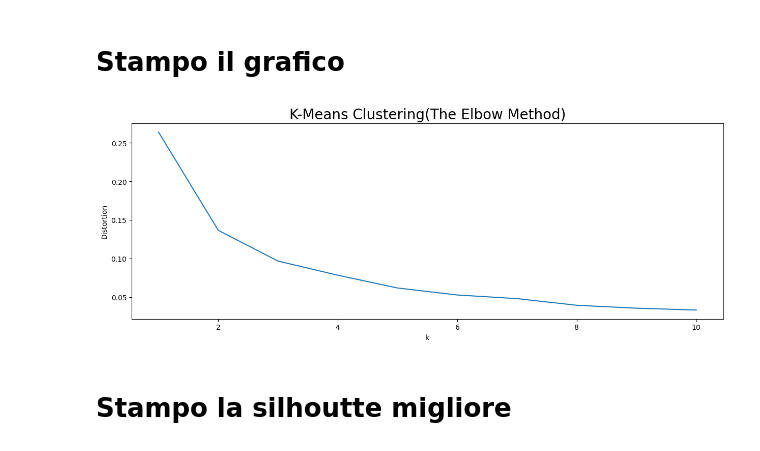
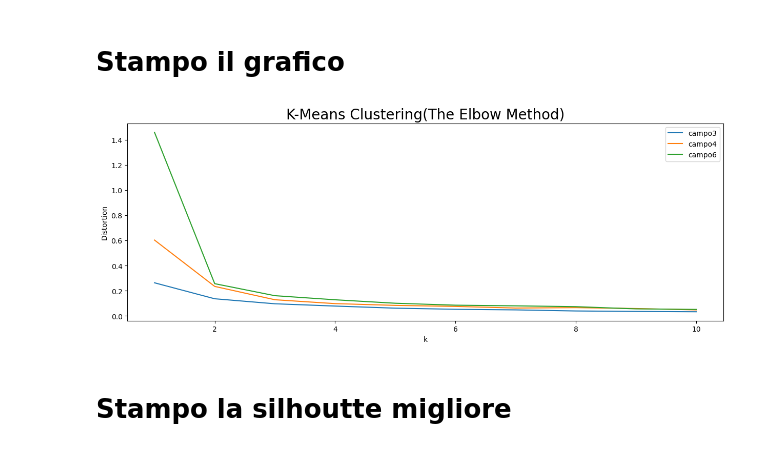
Before and after one commit to Simone-Scalella/BigDataProject, a Jupyter notebook: topk.ipynb, the cells around one changed output. Drawn from its saved outputs; the diff is of its cells as text; code cells hidden in the pictures.

```diff
--- a/topk.ipynb
+++ b/topk.ipynb
@@ -6,7 +6,3 @@ import numpy as np
 from tslearn.clustering import silhouette_score
 # %% [markdown]
 # Carico le serie temporali
-# %%
-with open('./pickles/allPixelNDVIPoly.pickle', 'rb') as handle:
-    allPixelNDVIPoly = pickle.load(handle)
-print(allPixelNDVIPoly.shape) #fix duplicate plot
@@ -30,0 +45,12 @@ print(len(newResa3))
+# %%
+allPixelNDVIPoly3 = allPixelNDVIPoly3[(newResa3<=11000) & (newResa3 >= 4000),:]
+newResa3 = newResa3[(newResa3<=11000) & (newResa3 >= 4000)]
+print(len(newResa3))
+
+allPixelNDVIPoly4 = allPixelNDVIPoly4[(newResa4<=11000) & (newResa4 >= 4000),:]
+newResa4 = newResa4[(newResa4<=11000) & (newResa4 >= 4000)]
+print(len(newResa4))
+
+allPixelNDVIPoly6 = allPixelNDVIPoly6[(newResa6<=11000) & (newResa6 >= 4000),:]
+newResa6 = newResa6[(newResa6<=11000) & (newResa6 >= 4000)]
+print(len(newResa6))
@@ -31,22 +61,33 @@ print(len(newResa3))
 # %% [markdown]
 # Cerchiamo il numero K migliore per la nostra operazione di clustering
-# %%
-distortions = []
-
-for i in range(1,11):
-    km = TimeSeriesKMeans(n_clusters=i, metric="euclidean", max_iter=25,random_state=0)
-    km.fit(allPixelNDVIPoly)
-    distortions.append(km.inertia_)
+# %%
+distortions3 = []
+distortions4 = []
+distortions6 = []
+
+for i in range(1,11):
+    km3 = TimeSeriesKMeans(n_clusters=i, metric="euclidean", max_iter=25,random_state=0)
+    km4 = TimeSeriesKMeans(n_clusters=i, metric="euclidean", max_iter=25,random_state=0)
+    km6 = TimeSeriesKMeans(n_clusters=i, metric="euclidean", max_iter=25,random_state=0)
+    km3.fit(allPixelNDVIPoly3)
+    distortions3.append(km3.inertia_)
+    km4.fit(allPixelNDVIPoly4)
+    distortions4.append(km4.inertia_)
+    km6.fit(allPixelNDVIPoly6)
+    distortions6.append(km6.inertia_)
 # %% [markdown]
 # Stampo il grafico
 # %%
 plt.figure(figsize=(15,5))
-plt.plot(range(1, 11), distortions)
+plt.plot(range(1, 11), distortions3,label='campo3')
+plt.plot(range(1, 11), distortions4,label='campo4')
+plt.plot(range(1, 11), distortions6,label='campo6')
 plt.title('K-Means Clustering(The Elbow Method)', fontsize = 20)
 plt.xlabel('k')
 plt.ylabel('Distortion')
+plt.legend()
 plt.show()
 # %% [output]
-[figure, old version]
+[figure, new version]
 # %% [markdown]
 # Stampo la silhoutte migliore
```
Also changed, not shown: parts of 8 cells of this notebook.
